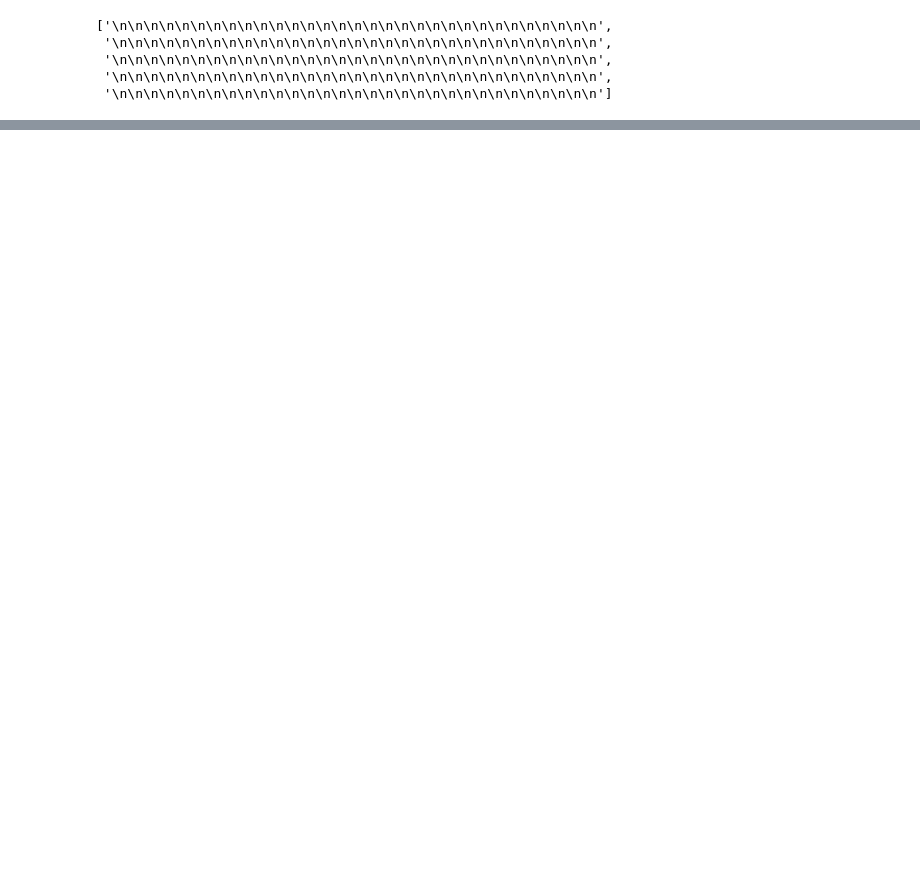
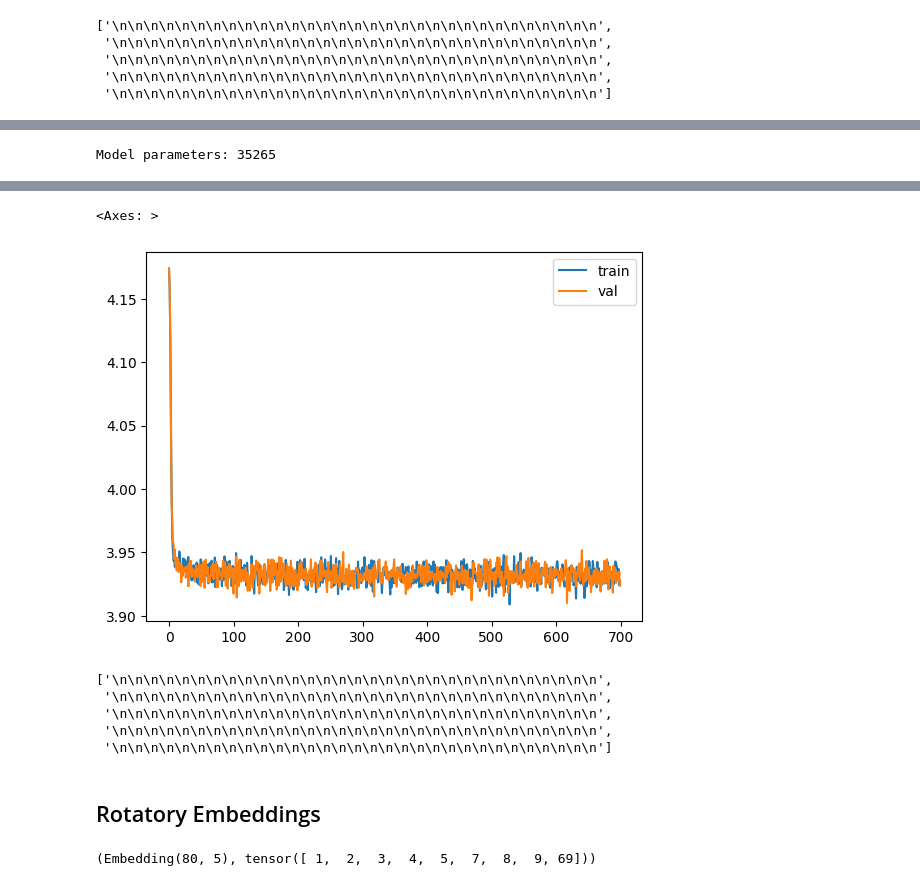
Before and after one commit to divijjasuja/custom_gpt, a Jupyter notebook: custom_gpt.ipynb, the cells around one changed output, grey strips where cells are left out. Saved outputs shown, nothing was run; the diff lists cells and outputs as text; code cells hidden in the pictures; blank space fills up the shorter version.

```diff
--- a/custom_gpt.ipynb
+++ b/custom_gpt.ipynb
@@ -380,0 +382,19 @@ generate(model)
+# %%
+class RMSNorm(nn.Module):
+    def __init__(self, layer_shape, eps=1e-8, bias = False):
+        super(RMSNorm, self).__init__()
+        # Registering a learnable parameter 'scale' as parameter of the module
+        self.register_parameter("scale", nn.Parameter(torch.ones(layer_shape)))
+
+    def forward(self, x):
+        """
+        Assumes shape is (batch, seq_len, d_model)
+        """
+        # Calculating the Frobenius norm, RMS = 1/sqrt(N) * Frobenius norm
+        ff_rms = torch.linalg.norm(x, dim=(1,2)) * x[0].numel() ** -.5
+
+        # Normalizing the input tensor 'x' with respect to RMS
+        raw = x/ff_rms.unsqueeze(-1).unsqueeze(-1)
+
+        #Scaling the normalized tensor using the learnable parameter 'scale'
+        return self.scale[:x.shape[1], :].unsqueeze(0) * raw
@@ -380,0 +449,11 @@ generate(model)
+# %%
+model = SimpleModel_RMS(MASTER_CONFIG)
+
+xs, ys = get_batches(dataset, 'train', MASTER_CONFIG['batch_size'], MASTER_CONFIG['context_window'])
+
+logits, loss = model(xs,ys)
+
+optimizer = torch.optim.Adam(model.parameters())
+train(model,optimizer)
+# %% [output]
+Model parameters: 35265
@@ -380,0 +461,12 @@ generate(model)
+<Axes: >
+[figure, added]
+# %%
+generate(model)
+# %% [output]
+['\n\n\n\n\n\n\n\n\n\n\n\n\n\n\n\n\n\n\n\n\n\n\n\n\n\n\n\n\n\n\n',
+ '\n\n\n\n\n\n\n\n\n\n\n\n\n\n\n\n\n\n\n\n\n\n\n\n\n\n\n\n\n\n\n',
+ '\n\n\n\n\n\n\n\n\n\n\n\n\n\n\n\n\n\n\n\n\n\n\n\n\n\n\n\n\n\n\n',
+ '\n\n\n\n\n\n\n\n\n\n\n\n\n\n\n\n\n\n\n\n\n\n\n\n\n\n\n\n\n\n\n',
+ '\n\n\n\n\n\n\n\n\n\n\n\n\n\n\n\n\n\n\n\n\n\n\n\n\n\n\n\n\n\n\n']
+# %% [markdown]
+## Rotatory Embeddings
@@ -380,0 +492,6 @@ generate(model)
+# %%
+a = nn.Embedding(num_embeddings=80,embedding_dim=5)
+b = torch.tensor([1,2,3,4,5,7,8,9,69])
+a,b
+# %% [output]
+(Embedding(80, 5), tensor([ 1,  2,  3,  4,  5,  7,  8,  9, 69]))
```
Also changed, not shown: parts of 10 cells of this notebook, 6 other files.
